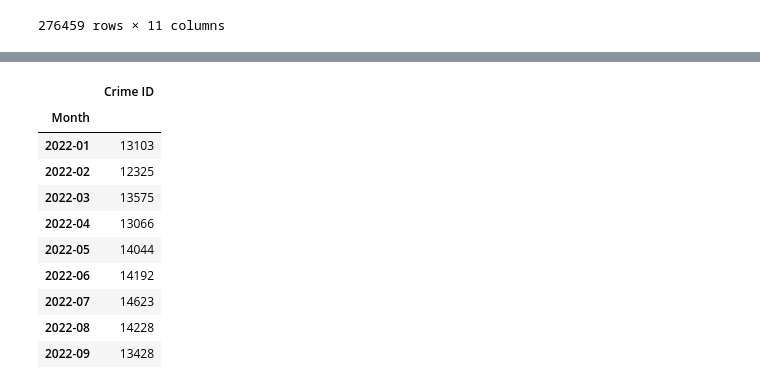
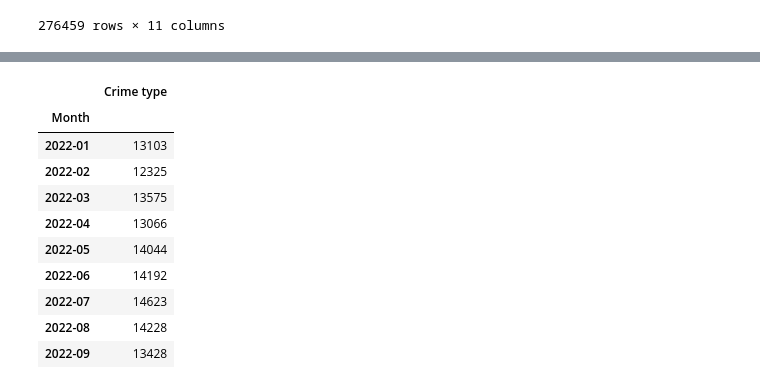
Before and after one commit to TonyHHNg/Team_Project_1, a Jupyter notebook: Crime_data_jo.ipynb, the cells around one changed output, grey strips where cells are left out. Saved outputs shown, nothing was run; the diff lists cells and outputs as text; code cells hidden in the pictures.

Commit message:
crimedata

```diff
--- a/Crime_data_jo.ipynb
+++ b/Crime_data_jo.ipynb
@@ -134,8 +135,8 @@ new_crime_data_bham
 # %%
-bham_df = new_crime_data_bham.groupby(["Month"]).agg({"Crime ID":"count"})
-bham_df
+bham_df1 = new_crime_data_bham.groupby(["Month"]).agg({"Crime type":"count"})
+bham_df1
 # %% [output]
-|  | Crime ID |
+|  | Crime type |
 | Month |  |
 | 2022-01 | 13103 |
 | 2022-02 | 12325 |
```
Also changed, not shown: parts of 11 cells of this notebook.
